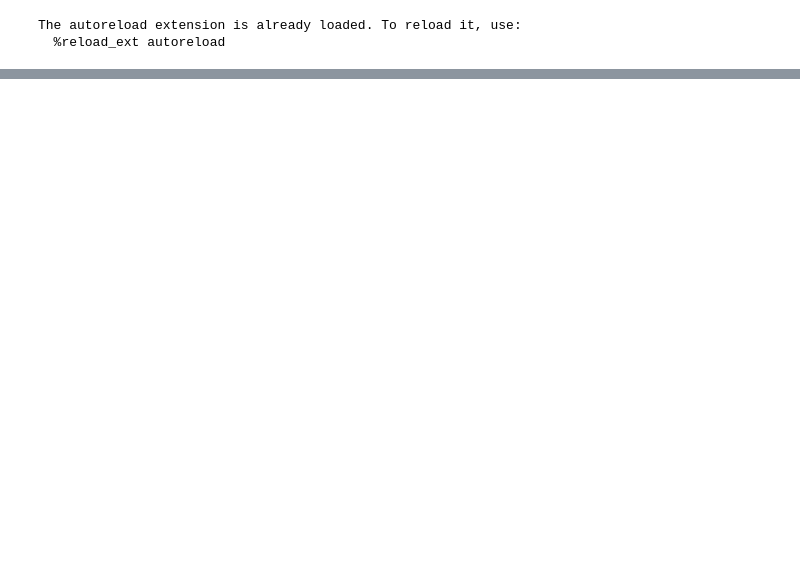
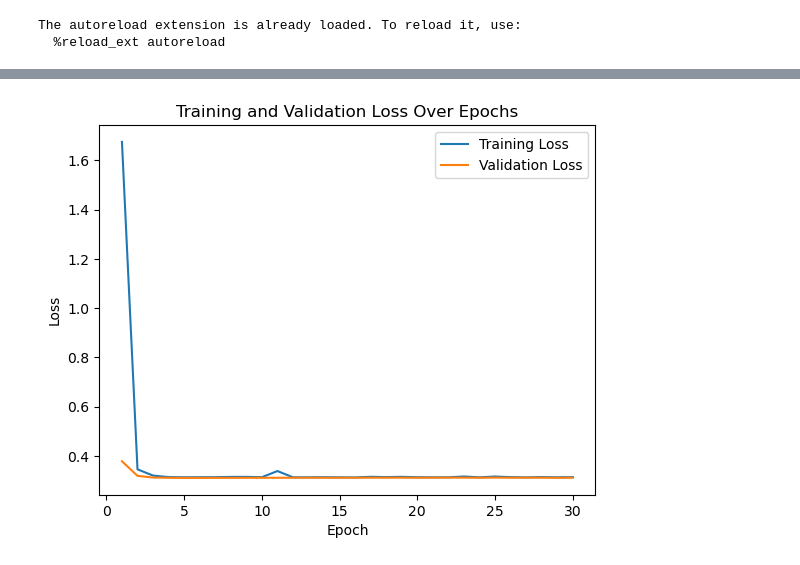
Before and after one commit to SmallNub/tweedejaars_project, a Jupyter notebook: notebooks/pytorch.ipynb, the cells around one changed output, grey strips where cells are left out. Cells and saved outputs as stored; diff of their text form; code cells hidden in the pictures; blank space fills up the shorter version.

```diff
--- a/notebooks/pytorch.ipynb
+++ b/notebooks/pytorch.ipynb
@@ -166,0 +175,53 @@ KeyboardInterrupt:
+# %%
+learning_rate = 0.001
+num_epochs = 30
+
+# Model, loss function, and optimizer
+model = ImprovedSimpleNN()
+
+criterion = MaskedCrossEntropyLoss()
+optimizer = optim.Adam(model.parameters(), lr=learning_rate)
+
+train_losses = []
+valid_losses = []  # List to store validation losses
+
+# Training loop
+for epoch in range(num_epochs):
+    model.train()
+    epoch_train_loss = 0.0  # Initialize epoch training loss
+    for inputs, labels, masks in train_loader:
+        optimizer.zero_grad()
+        outputs = model(inputs)
+        loss = criterion(outputs, labels, masks)
+
+        loss.backward()
+        optimizer.step()
+
+        epoch_train_loss += loss.item() * inputs.size(0)  # Accumulate the training loss
+
+    epoch_train_loss /= len(train_loader.dataset)  # Calculate average training loss for the epoch
+    train_losses.append(epoch_train_loss)  # Store the training loss value
+
+    # Validation loop
+    model.eval()  # Set model to evaluation mode
+    epoch_valid_loss = 0.0  # Initialize epoch validation loss
+    with torch.no_grad():
+        for inputs, labels, masks in valid_loader:
+            outputs = model(inputs)
+            loss = criterion(outputs, labels, masks)
+            epoch_valid_loss += loss.item() * inputs.size(0)  # Accumulate the validation loss
+
+    epoch_valid_loss /= len(valid_loader.dataset)  # Calculate average validation loss for the epoch
+    valid_losses.append(epoch_valid_loss)  # Store the validation loss value
+
+    print(f'Epoch [{epoch + 1}/{num_epochs}], Train Loss: {epoch_train_loss:.4f}, Valid Loss: {epoch_valid_loss:.4f}')
+
+# Plot both training and validation losses
+plt.plot(range(1, num_epochs + 1), train_losses, label='Training Loss')
+plt.plot(range(1, num_epochs + 1), valid_losses, label='Validation Loss')
+plt.xlabel('Epoch')
+plt.ylabel('Loss')
+plt.title('Training and Validation Loss Over Epochs')
+plt.legend()
+plt.show()
+# %% [output]
@@ -167 +245,2 @@ KeyboardInterrupt:
+[figure, added]
 # %%
```
Also changed, not shown: parts of 6 cells of this notebook, 6 other files.
